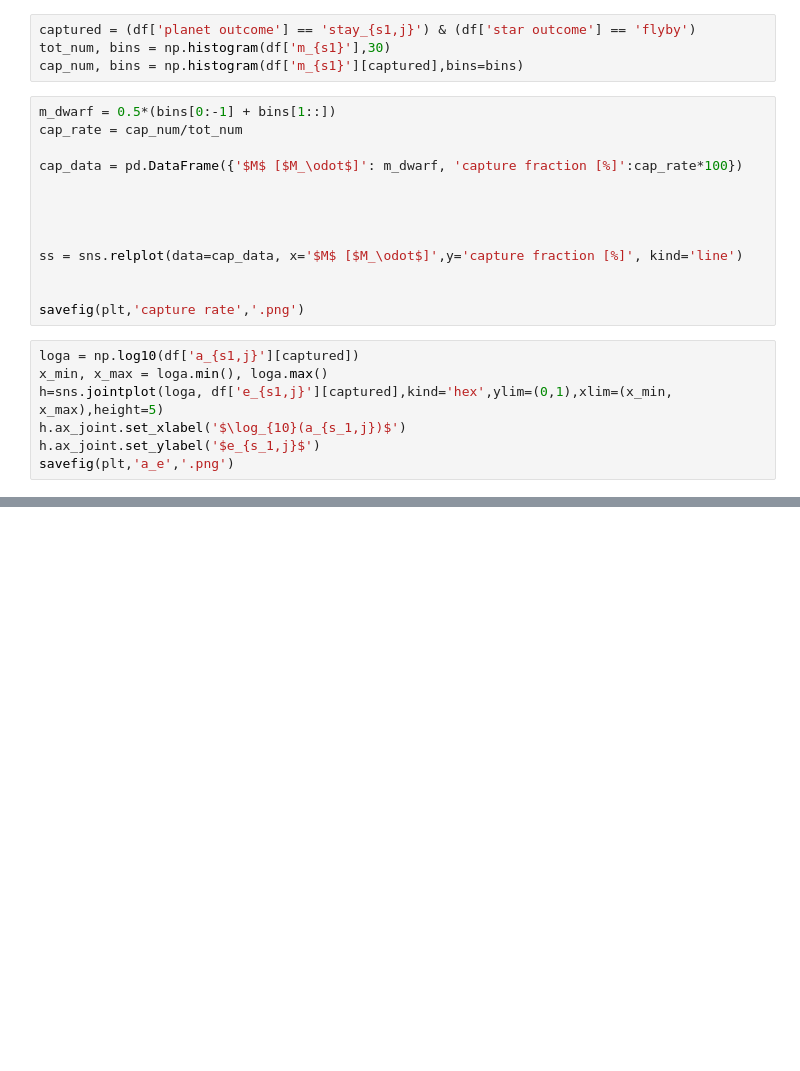
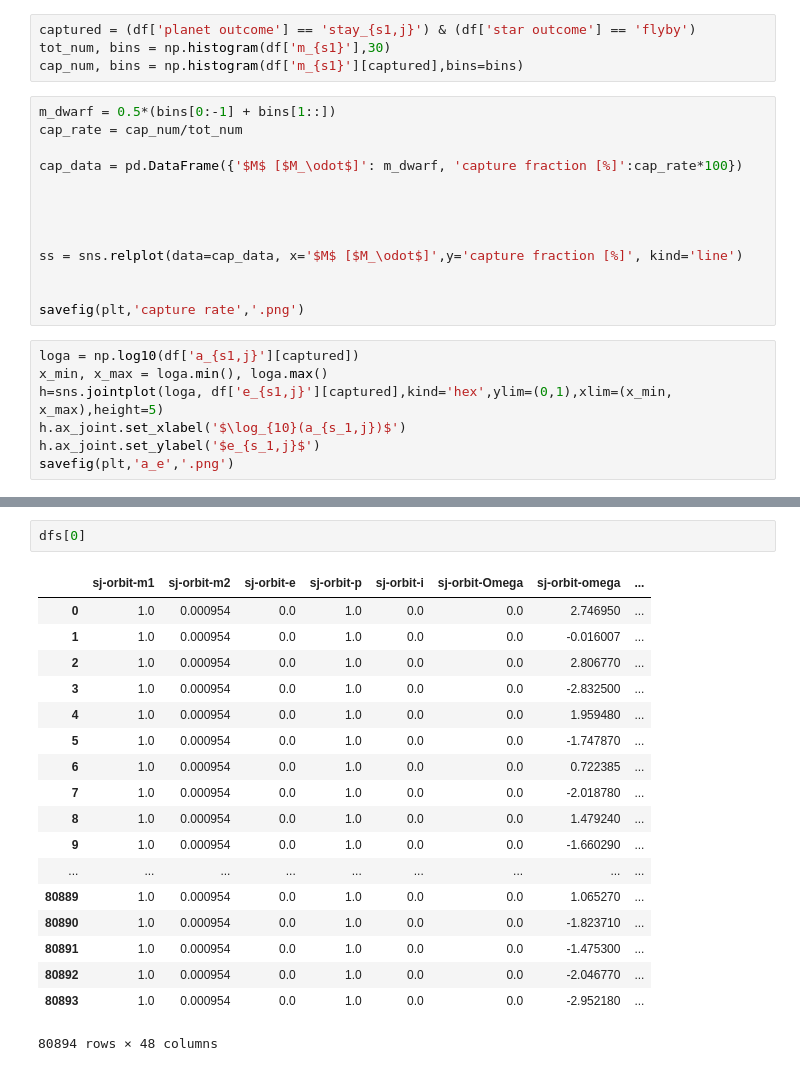
Before and after one commit to YihanWangAstro/giant-planet, a Jupyter notebook: process/giant-planet.ipynb, the cells around one changed output, grey strips where cells are left out. Saved outputs shown, nothing was run; the diff lists cells and outputs as text; blank space fills up the shorter version.

```diff
--- a/process/giant-planet.ipynb
+++ b/process/giant-planet.ipynb
@@ -318,0 +368,21 @@ savefig(plt,'a_e','.png')
+# %%
+dfs[0]
+# %% [output]
+|  | sj-orbit-m1 | sj-orbit-m2 | sj-orbit-e | sj-orbit-p | sj-orbit-i | sj-orbit-Omega | sj-orbit-omega | ... |
+| 0 | 1.0 | 0.000954 | 0.0 | 1.0 | 0.0 | 0.0 | 2.746950 | ... |
+| 1 | 1.0 | 0.000954 | 0.0 | 1.0 | 0.0 | 0.0 | -0.016007 | ... |
+| 2 | 1.0 | 0.000954 | 0.0 | 1.0 | 0.0 | 0.0 | 2.806770 | ... |
+| 3 | 1.0 | 0.000954 | 0.0 | 1.0 | 0.0 | 0.0 | -2.832500 | ... |
+| 4 | 1.0 | 0.000954 | 0.0 | 1.0 | 0.0 | 0.0 | 1.959480 | ... |
+| 5 | 1.0 | 0.000954 | 0.0 | 1.0 | 0.0 | 0.0 | -1.747870 | ... |
+| 6 | 1.0 | 0.000954 | 0.0 | 1.0 | 0.0 | 0.0 | 0.722385 | ... |
+| 7 | 1.0 | 0.000954 | 0.0 | 1.0 | 0.0 | 0.0 | -2.018780 | ... |
+| 8 | 1.0 | 0.000954 | 0.0 | 1.0 | 0.0 | 0.0 | 1.479240 | ... |
+| 9 | 1.0 | 0.000954 | 0.0 | 1.0 | 0.0 | 0.0 | -1.660290 | ... |
+| ... | ... | ... | ... | ... | ... | ... | ... | ... |
+| 80889 | 1.0 | 0.000954 | 0.0 | 1.0 | 0.0 | 0.0 | 1.065270 | ... |
+| 80890 | 1.0 | 0.000954 | 0.0 | 1.0 | 0.0 | 0.0 | -1.823710 | ... |
+| 80891 | 1.0 | 0.000954 | 0.0 | 1.0 | 0.0 | 0.0 | -1.475300 | ... |
+| 80892 | 1.0 | 0.000954 | 0.0 | 1.0 | 0.0 | 0.0 | -2.046770 | ... |
+| 80893 | 1.0 | 0.000954 | 0.0 | 1.0 | 0.0 | 0.0 | -2.952180 | ... |
+80894 rows × 48 columns
```
Also changed, not shown: parts of 8 cells of this notebook, 1 other file.
